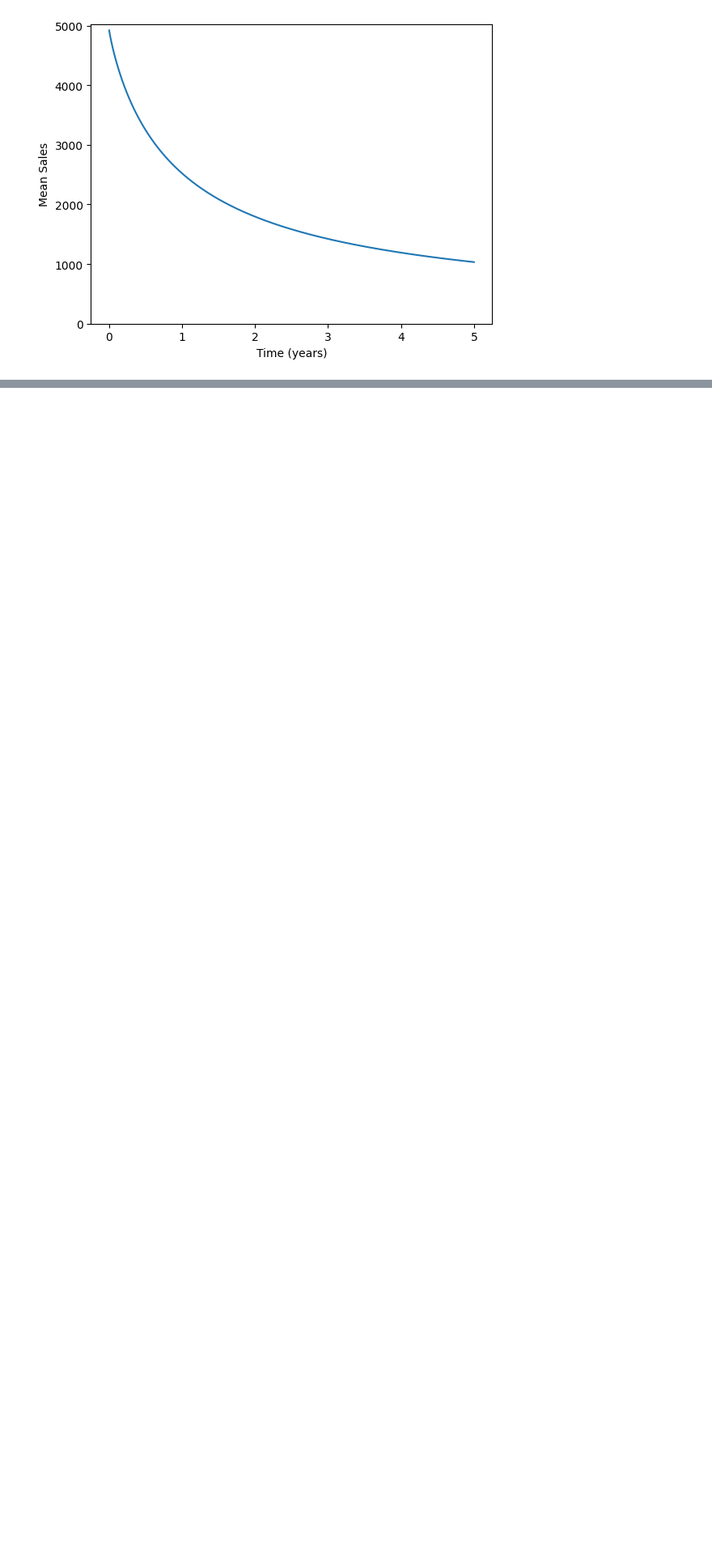
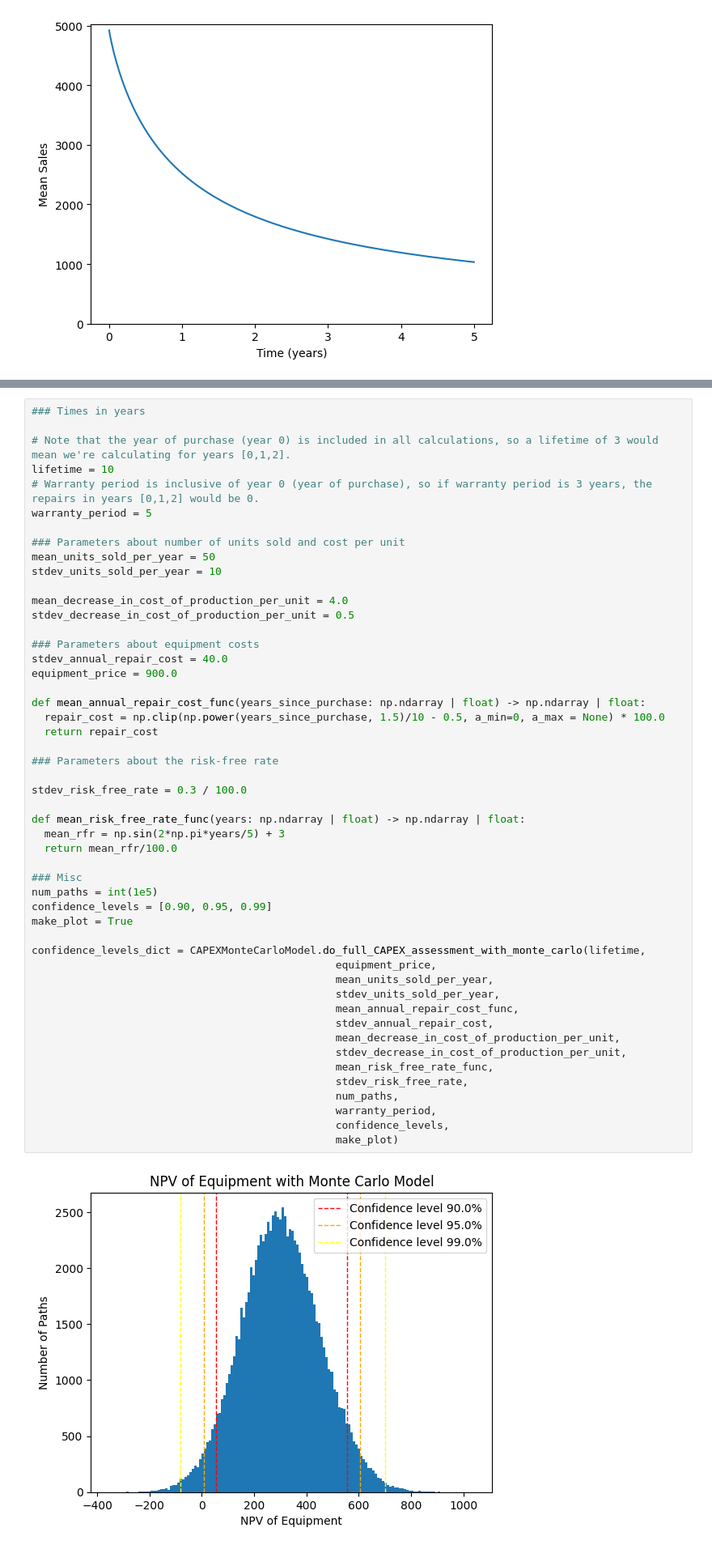
Before and after one commit to AvilashaHaldar/Monte_Carlo_Exercises, a Jupyter notebook: Monte_Carlo_Examples.ipynb, the cells around one changed output, grey strips where cells are left out. Shown: that part at 81% size. Drawn from its saved outputs; the diff is of its cells as text; blank space fills up the shorter version.

Commit message:
Adding NPV equipment example

```diff
--- a/Monte_Carlo_Examples.ipynb
+++ b/Monte_Carlo_Examples.ipynb
@@ -685,0 +826,52 @@ We are 99.0% confident the net income over 5.0 years will be between $14532.33 a
+# %%
+### Times in years
+
+# Note that the year of purchase (year 0) is included in all calculations, so a lifetime of 3 would mean we're calculating for years [0,1,2].
+lifetime = 10
+# Warranty period is inclusive of year 0 (year of purchase), so if warranty period is 3 years, the repairs in years [0,1,2] would be 0.
+warranty_period = 5
+
+### Parameters about number of units sold and cost per unit
+mean_units_sold_per_year = 50
+stdev_units_sold_per_year = 10
+
+mean_decrease_in_cost_of_production_per_unit = 4.0
+stdev_decrease_in_cost_of_production_per_unit = 0.5
+
+### Parameters about equipment costs
+stdev_annual_repair_cost = 40.0
+equipment_price = 900.0
+
+def mean_annual_repair_cost_func(years_since_purchase: np.ndarray | float) -> np.ndarray | float:
+  repair_cost = np.clip(np.power(years_since_purchase, 1.5)/10 - 0.5, a_min=0, a_max = None) * 100.0
+  return repair_cost
+
+### Parameters about the risk-free rate
+
+stdev_risk_free_rate = 0.3 / 100.0
+
+def mean_risk_free_rate_func(years: np.ndarray | float) -> np.ndarray | float:
+  mean_rfr = np.sin(2*np.pi*years/5) + 3
+  return mean_rfr/100.0
+
+### Misc
+num_paths = int(1e5)
+confidence_levels = [0.90, 0.95, 0.99]
+make_plot = True
+
+confidence_levels_dict = CAPEXMonteCarloModel.do_full_CAPEX_assessment_with_monte_carlo(lifetime,
+                                                equipment_price,
+                                                mean_units_sold_per_year,
+                                                stdev_units_sold_per_year,
+                                                mean_annual_repair_cost_func,
+                                                stdev_annual_repair_cost,
+                                                mean_decrease_in_cost_of_production_per_unit,
+                                                stdev_decrease_in_cost_of_production_per_unit,
+                                                mean_risk_free_rate_func,
+                                                stdev_risk_free_rate,
+                                                num_paths,
+                                                warranty_period,
+                                                confidence_levels,
+                                                make_plot)
+# %% [output]
+[figure, added]
```
Also changed, not shown: parts of 17 cells of this notebook.
